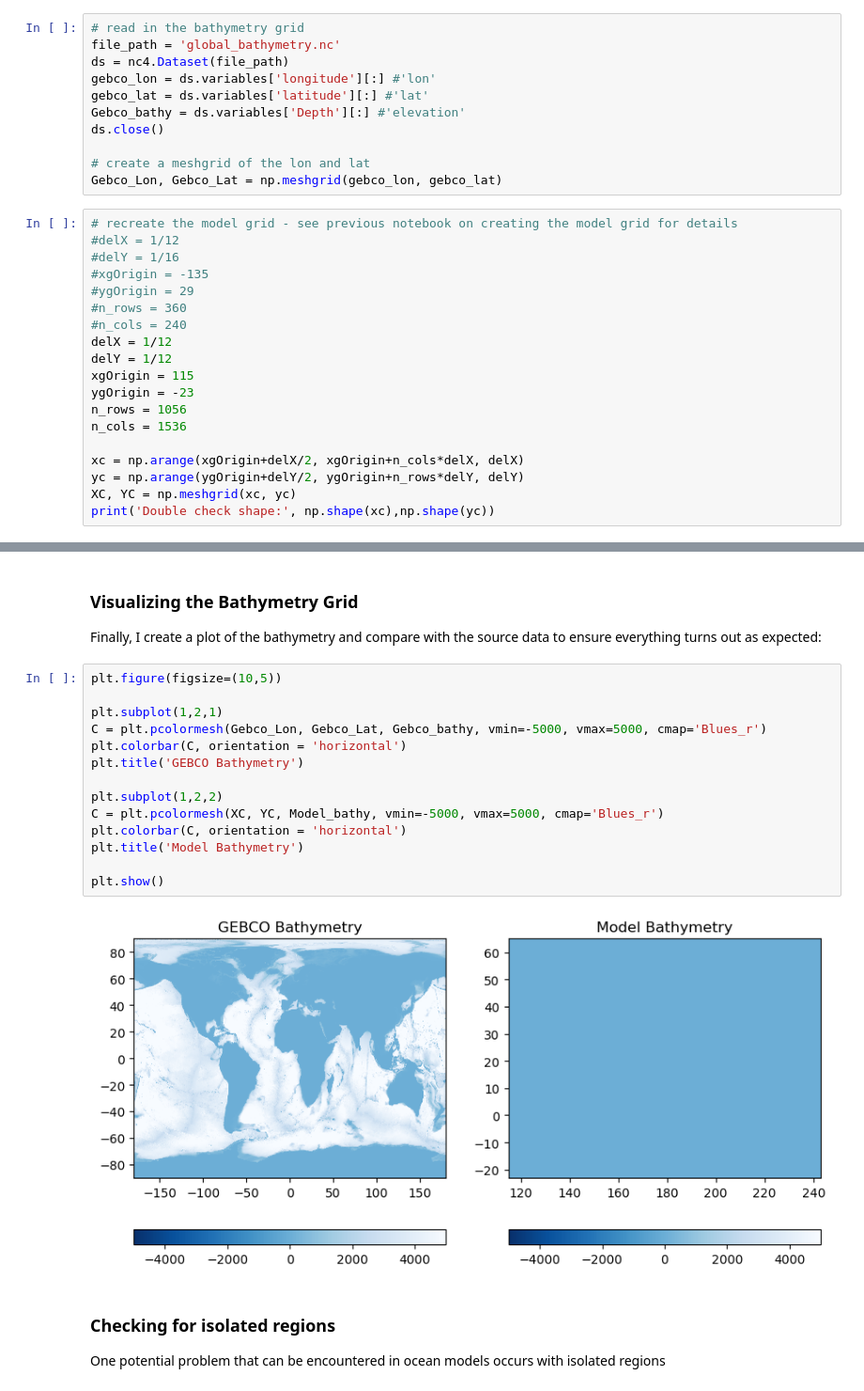
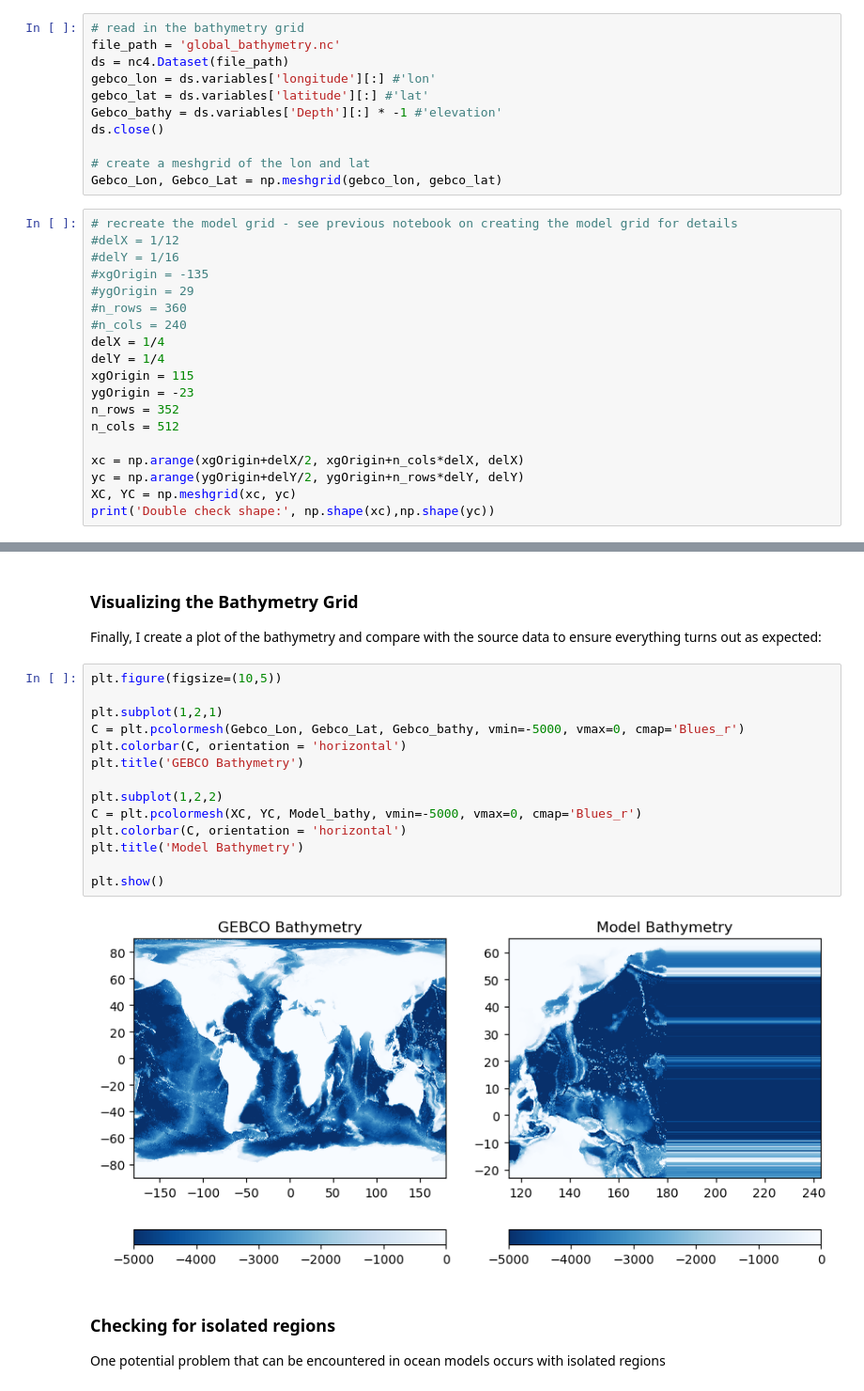
Before and after one commit to NathanCodingJohnson/CS158C-Ocean-Modeling, a Jupyter notebook: project/notebooks/CS 185C Lecture 9-2 Notebook.ipynb, the cells around one changed output, grey strips where cells are left out. Shown: that part at 94% size. Saved outputs shown, nothing was run; the diff lists cells and outputs as text.

Commit message:
bathy in progress

```diff
--- a/project/notebooks/CS 185C Lecture 9-2 Notebook.ipynb
+++ b/project/notebooks/CS 185C Lecture 9-2 Notebook.ipynb
@@ -23,7 +23,7 @@ file_path = 'global_bathymetry.nc'
 ds = nc4.Dataset(file_path)
 gebco_lon = ds.variables['longitude'][:] #'lon'
 gebco_lat = ds.variables['latitude'][:] #'lat'
-Gebco_bathy = ds.variables['Depth'][:] #'elevation'
+Gebco_bathy = ds.variables['Depth'][:] * -1 #'elevation'
 ds.close()
 
 # create a meshgrid of the lon and lat
@@ -36,12 +36,12 @@ Gebco_Lon, Gebco_Lat = np.meshgrid(gebco_lon, gebco_lat)
 #ygOrigin = 29
 #n_rows = 360
 #n_cols = 240
-delX = 1/12
-delY = 1/12
+delX = 1/4
+delY = 1/4
 xgOrigin = 115
 ygOrigin = -23
-n_rows = 1056
-n_cols = 1536
+n_rows = 352
+n_cols = 512
 
 xc = np.arange(xgOrigin+delX/2, xgOrigin+n_cols*delX, delX)
 yc = np.arange(ygOrigin+delY/2, ygOrigin+n_rows*delY, delY)
@@ -61,19 +62,19 @@ Finally, I create a plot of the bathymetry and compare with the source data to e
 # %%
 plt.figure(figsize=(10,5))
 
 plt.subplot(1,2,1)
-C = plt.pcolormesh(Gebco_Lon, Gebco_Lat, Gebco_bathy, vmin=-5000, vmax=5000, cmap='Blues_r')
+C = plt.pcolormesh(Gebco_Lon, Gebco_Lat, Gebco_bathy, vmin=-5000, vmax=0, cmap='Blues_r')
 plt.colorbar(C, orientation = 'horizontal')
 plt.title('GEBCO Bathymetry')
 
 plt.subplot(1,2,2)
-C = plt.pcolormesh(XC, YC, Model_bathy, vmin=-5000, vmax=5000, cmap='Blues_r')
+C = plt.pcolormesh(XC, YC, Model_bathy, vmin=-5000, vmax=0, cmap='Blues_r')
 plt.colorbar(C, orientation = 'horizontal')
 plt.title('Model Bathymetry')
 
 plt.show()
 # %% [output]
-[figure, old version]
+[figure, new version]
 # %% [markdown]
 ### Checking for isolated regions
 One potential problem that can be encountered in ocean models occurs with isolated regions
```
Also changed, not shown: parts of 6 cells of this notebook.
